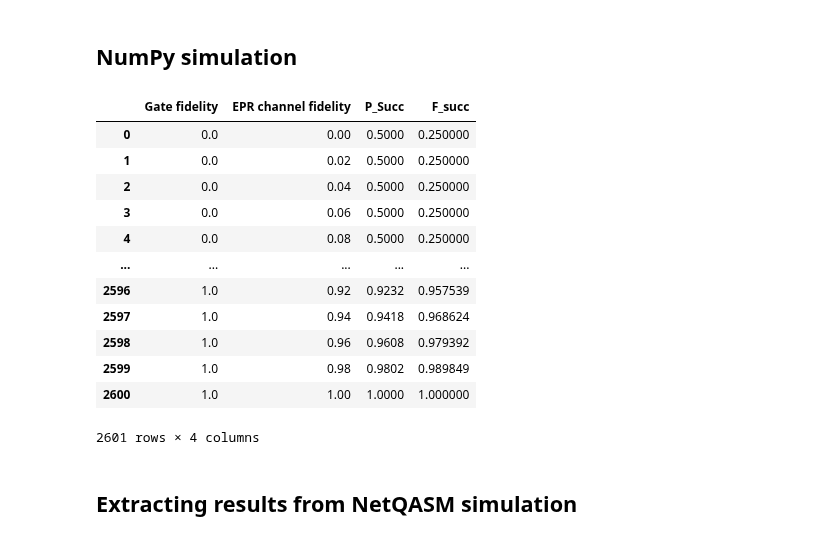
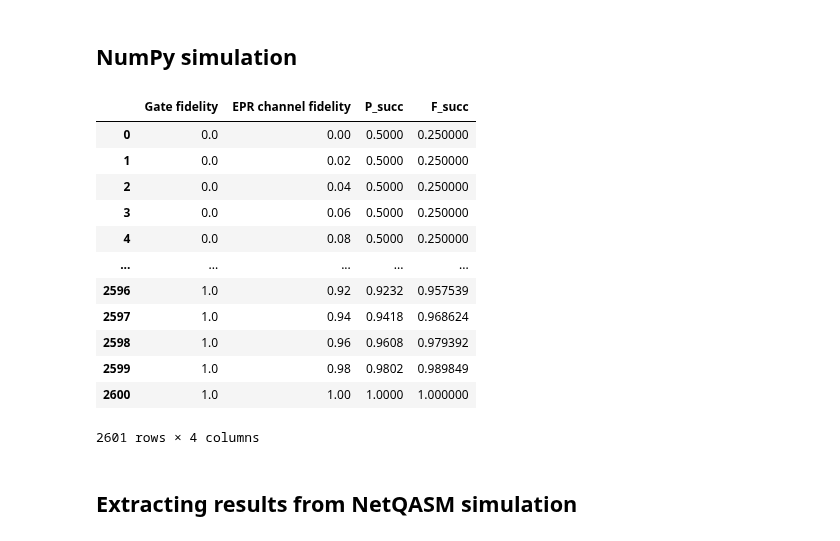
Before and after one commit to iDragos1234/CS4090, a Jupyter notebook: project/dejmps/dejmps_simulation.ipynb, the cells around one changed output. Drawn from its saved outputs; the diff is of its cells as text; code cells hidden in the pictures.

```diff
--- a/project/dejmps/dejmps_simulation.ipynb
+++ b/project/dejmps/dejmps_simulation.ipynb
@@ -64,20 +64,20 @@ def run_numpy_simulation(gate_fidelity, epr_channel_fidelity):
 # %%
 GRID_SIZE = 51
 numpy_sim_results = []
 
 for gate_fidelity in np.linspace(0, 1, GRID_SIZE):
     for epr_channel_fidelity in np.linspace(0, 1, GRID_SIZE):
         prob_succ, fidel_succ = run_numpy_simulation(gate_fidelity, epr_channel_fidelity)
         numpy_sim_results.append([gate_fidelity, epr_channel_fidelity, prob_succ, fidel_succ])
 
 numpy_sim_results = np.array(numpy_sim_results)
 
-cols = ['Gate fidelity', 'EPR channel fidelity', 'P_Succ', 'F_succ']
+cols = ['Gate fidelity', 'EPR channel fidelity', 'P_succ', 'F_succ']
 numpy_sim_results = pd.DataFrame(numpy_sim_results, columns=cols)
 
 numpy_sim_results
 # %% [output]
-|  | Gate fidelity | EPR channel fidelity | P_Succ | F_succ |
+|  | Gate fidelity | EPR channel fidelity | P_succ | F_succ |
 | 0 | 0.0 | 0.00 | 0.5000 | 0.250000 |
 | 1 | 0.0 | 0.02 | 0.5000 | 0.250000 |
 | 2 | 0.0 | 0.04 | 0.5000 | 0.250000 |
```
Also changed, not shown: parts of 6 cells of this notebook, 1 other file.
